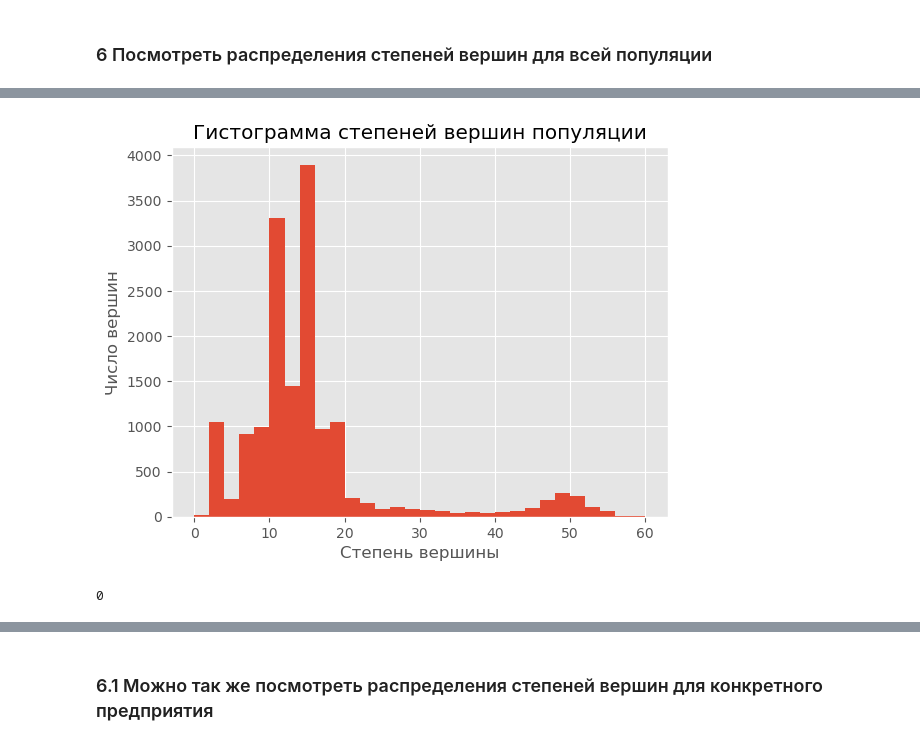
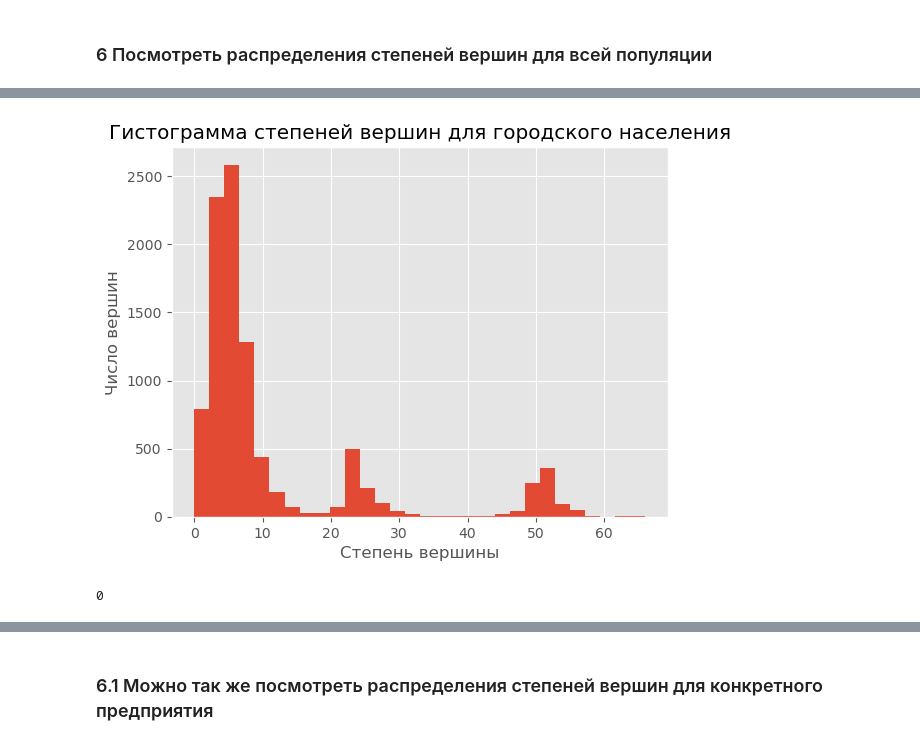
Before and after one commit to MaximKiryakin/Diploma, a Jupyter notebook: diploma.ipynb, the cells around one changed output, grey strips where cells are left out. Cells and saved outputs as stored; diff of their text form; code cells hidden in the pictures.

```diff
--- a/diploma.ipynb
+++ b/diploma.ipynb
@@ -148,5 +173,5 @@ small world - это как распределять контакты для м
 # %% [markdown]
 ### 6 Посмотреть распределения степеней вершин для всей популяции
 # %%
-model.plot_total_connections_hist(bins=30)
+model.plot_total_connections_hist(bins=30, population_type = "urban")
 # %% [output]
@@ -154,2 +180,2 @@ model.plot_total_connections_hist(bins=30)
-[figure, old version]
+[figure, new version]
 0
```
Also changed, not shown: parts of 27 cells of this notebook, 1 other file.
